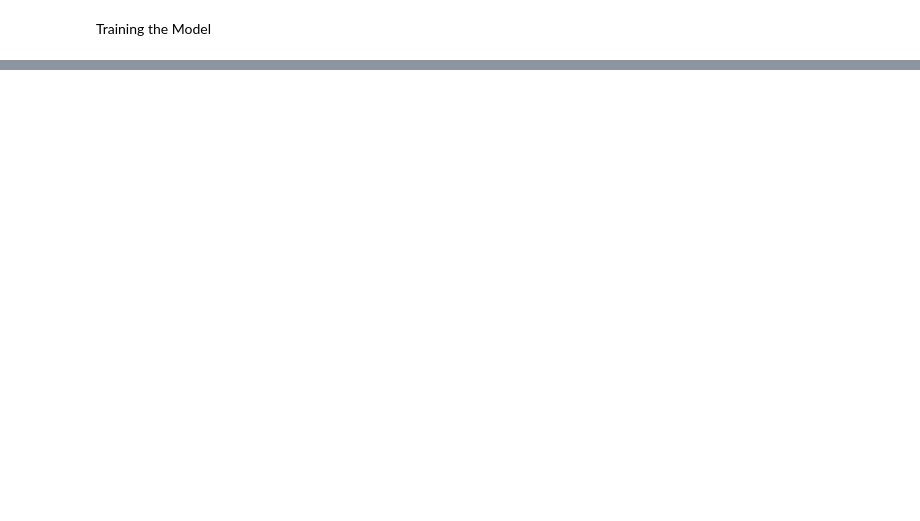
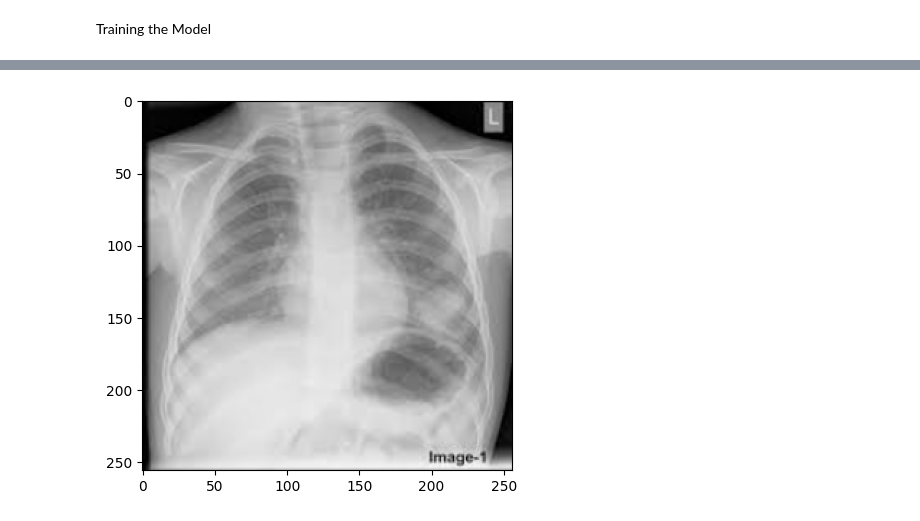
Before and after one commit to Labdhiiii/GIT-Learning, a Jupyter notebook: Image_Classification.ipynb, the cells around one changed output, grey strips where cells are left out. Saved outputs shown, nothing was run; the diff lists cells and outputs as text; code cells hidden in the pictures; blank space fills up the shorter version.

```diff
--- a/Image_Classification.ipynb
+++ b/Image_Classification.ipynb
@@ -495,0 +421,6 @@ Using 125 files for validation.
+# %%
+resize=tf.image.resize(img,(256,256))
+plt.imshow(resize.numpy().astype(int))
+plt.show()
+# %% [output]
+[figure, added]
```
Also changed, not shown: parts of 41 cells of this notebook.
